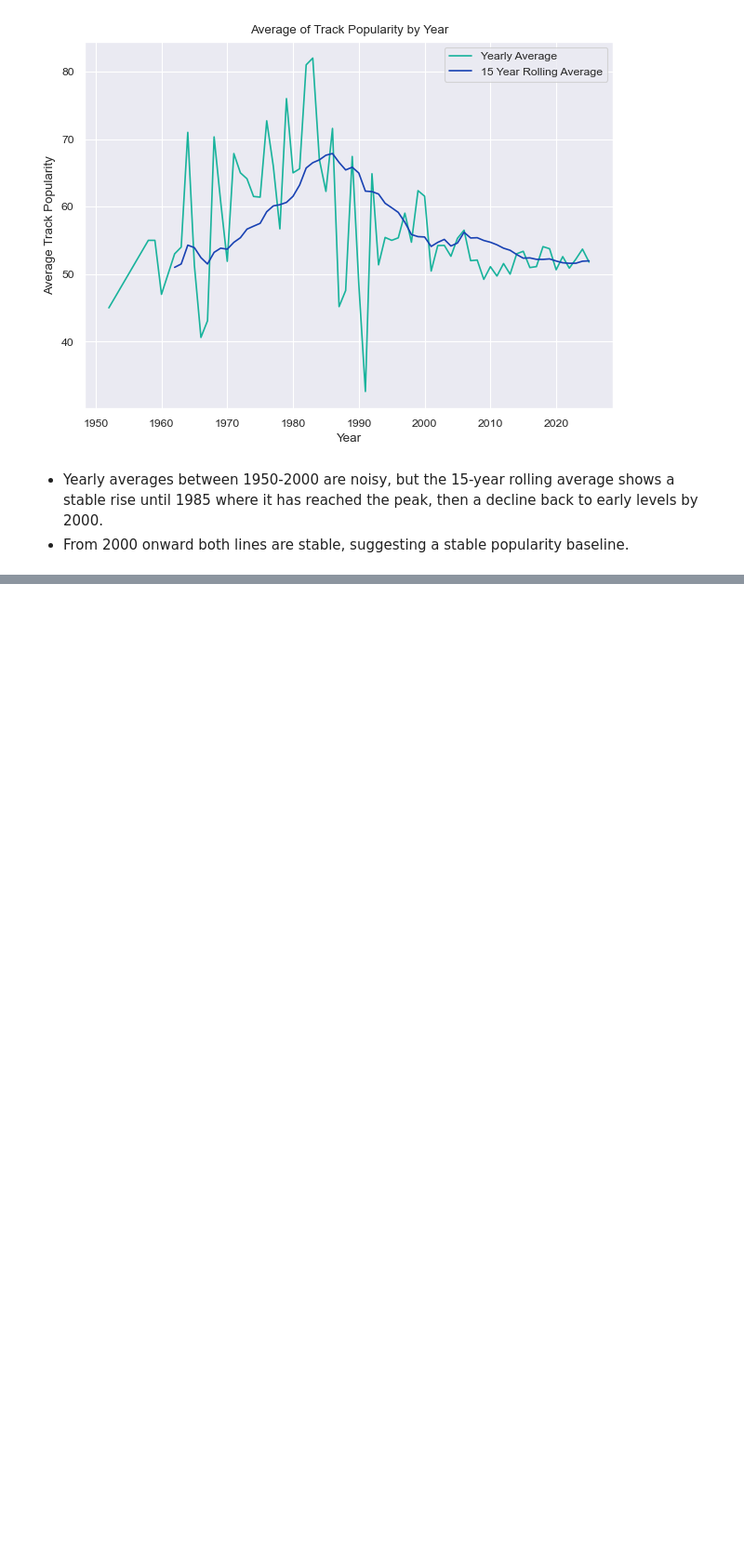
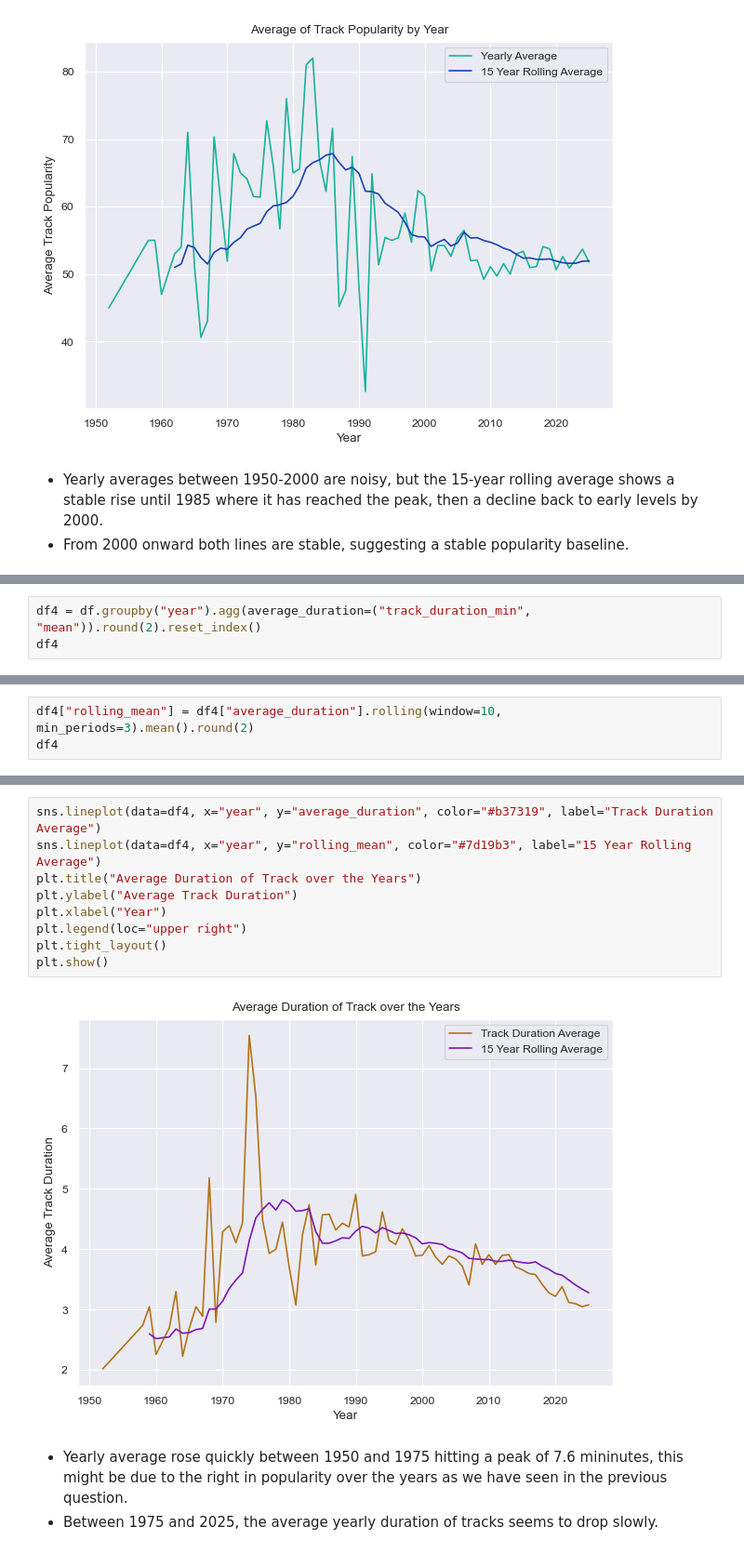
Before and after one commit to mo-chabane-tech/Data-Notebooks-And-Dashboards, a Jupyter notebook: Spotify Global Music/Notebook.ipynb, the cells around one changed output, grey strips where cells are left out. Shown at 93% size. Drawn from its saved outputs; the diff is of its cells as text; blank space fills up the shorter version.

Commit message:
feat: visualize average track duration over the years.

```diff
--- a/Spotify Global Music/Notebook.ipynb
+++ b/Spotify Global Music/Notebook.ipynb
@@ -349,0 +352,3 @@ plt.show()
+# %%
+df4 = df.groupby("year").agg(average_duration=("track_duration_min", "mean")).round(2).reset_index()
+df4
@@ -349,0 +369,3 @@ plt.show()
+# %%
+df4["rolling_mean"] = df4["average_duration"].rolling(window=10, min_periods=3).mean().round(2)
+df4
@@ -349,0 +386,14 @@ plt.show()
+# %%
+sns.lineplot(data=df4, x="year", y="average_duration", color="#b37319", label="Track Duration Average")
+sns.lineplot(data=df4, x="year", y="rolling_mean", color="#7d19b3", label="15 Year Rolling Average")
+plt.title("Average Duration of Track over the Years")
+plt.ylabel("Average Track Duration")
+plt.xlabel("Year")
+plt.legend(loc="upper right")
+plt.tight_layout()
+plt.show()
+# %% [output]
+[figure, added]
+# %% [markdown]
+- Yearly average rose quickly between 1950 and 1975 hitting a peak of 7.6 mininutes, this might be due to the right in popularity over the years as we have seen in the previous question.
+- Between 1975 and 2025, the average yearly duration of tracks seems to drop slowly.
```
Also changed, not shown: parts of 3 cells of this notebook.
